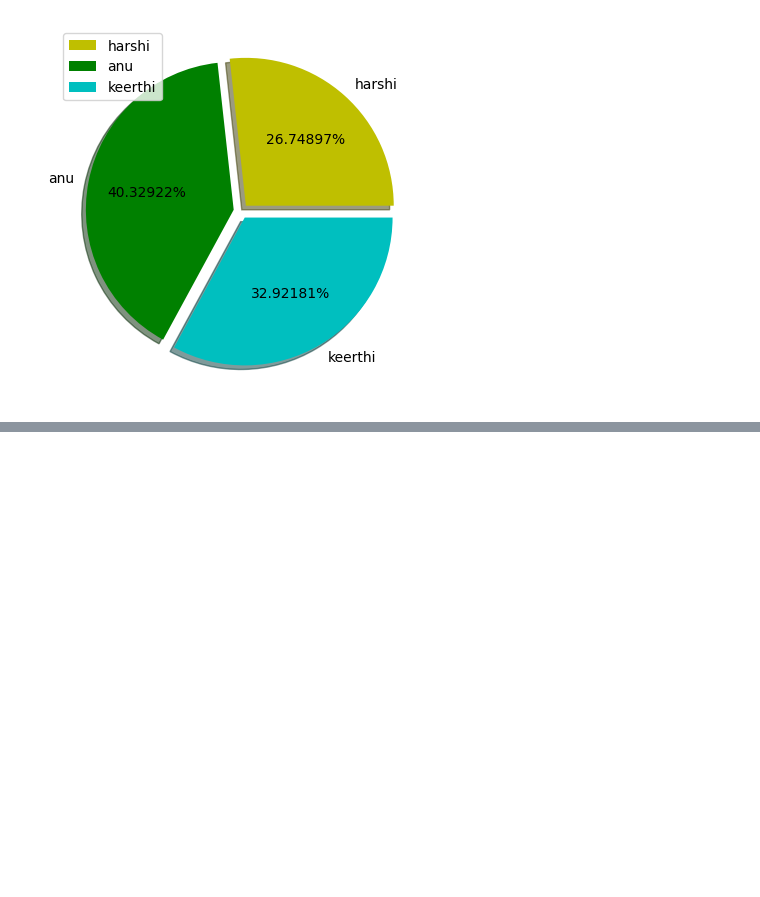
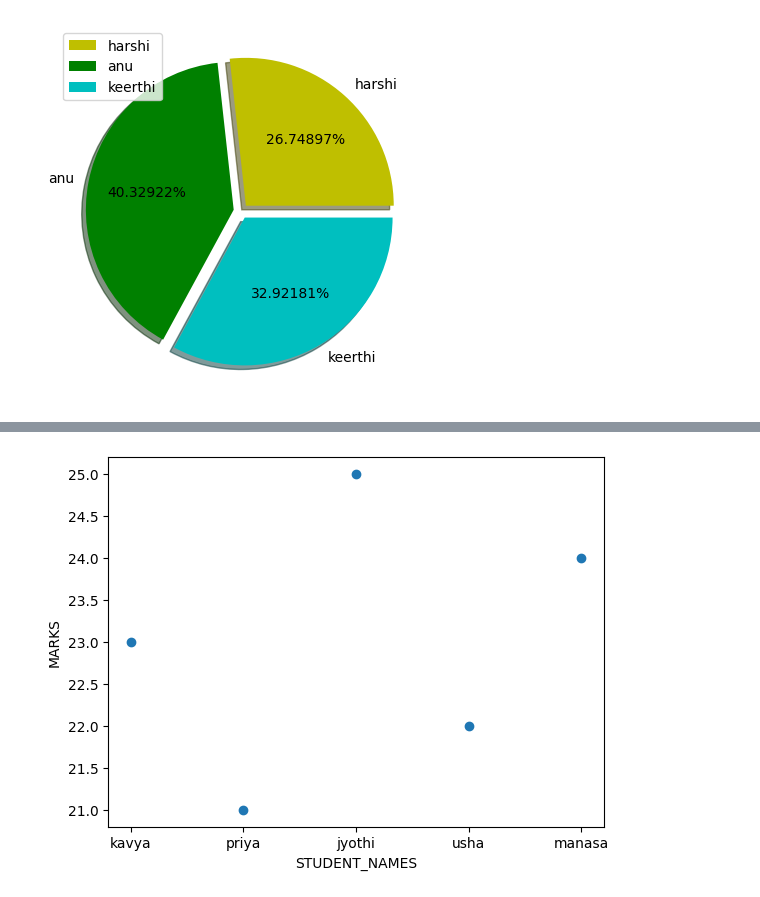
Before and after one commit to keerthimareedu3/keerthi, a Jupyter notebook: MATPLOTLIB.ipynb, the cells around one changed output, grey strips where cells are left out. Saved outputs shown, nothing was run; the diff lists cells and outputs as text; code cells hidden in the pictures; blank space fills up the shorter version.

```diff
--- a/MATPLOTLIB.ipynb
+++ b/MATPLOTLIB.ipynb
@@ -165,0 +189,10 @@ plt.show()
+# %%
+import matplotlib.pyplot as plt
+student_names=['kavya','priya','jyothi','usha','manasa']
+marks=[23,21,25,22,24]
+plt.xlabel("STUDENT_NAMES")
+plt.ylabel("MARKS")
+plt.scatter(student_names,marks)
+plt.show()
+# %% [output]
+[figure, added]
```
Also changed, not shown: parts of 8 cells of this notebook.
